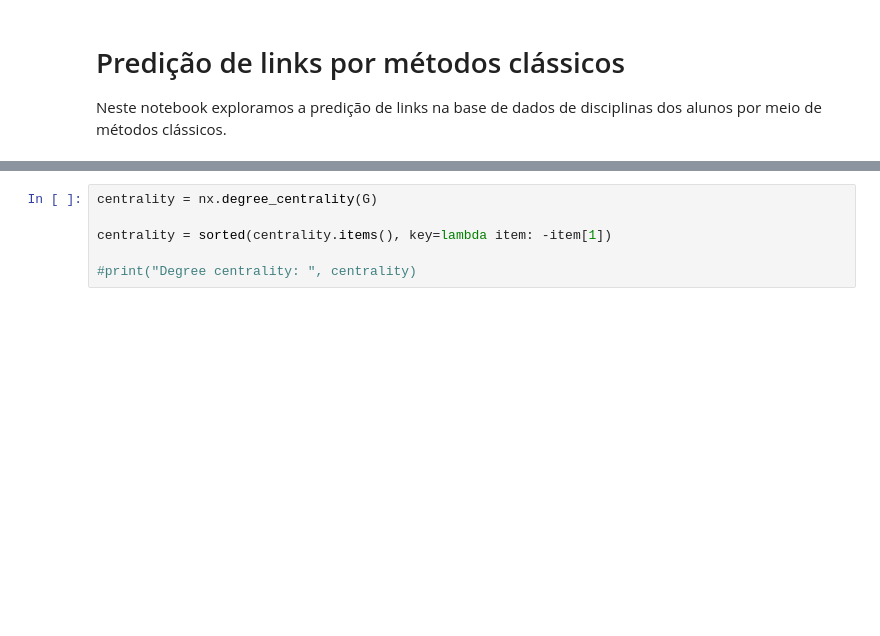
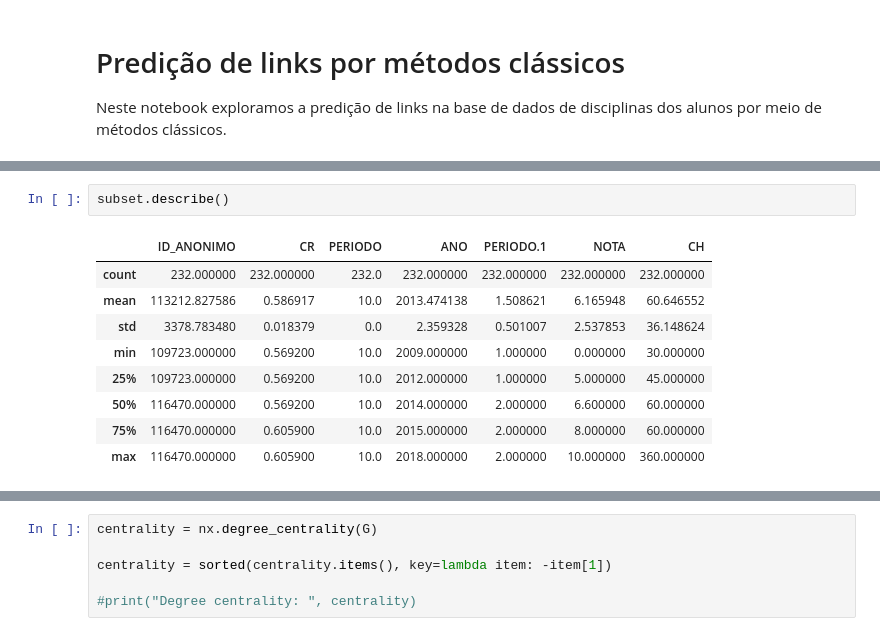
Before and after one commit to cesarvial/TCC_graphs_study, a Jupyter notebook: exploracao_dados/PredicaoDeLinks.ipynb, the cells around one changed output, grey strips where cells are left out. Saved outputs shown, nothing was run; the diff lists cells and outputs as text; blank space fills up the shorter version.

```diff
--- a/exploracao_dados/PredicaoDeLinks.ipynb
+++ b/exploracao_dados/PredicaoDeLinks.ipynb
@@ -63,0 +71,12 @@ for x in subset.values:
+# %%
+subset.describe()
+# %% [output]
+|  | ID_ANONIMO | CR | PERIODO | ANO | PERIODO.1 | NOTA | CH |
+| count | 232.000000 | 232.000000 | 232.0 | 232.000000 | 232.000000 | 232.000000 | 232.000000 |
+| mean | 113212.827586 | 0.586917 | 10.0 | 2013.474138 | 1.508621 | 6.165948 | 60.646552 |
+| std | 3378.783480 | 0.018379 | 0.0 | 2.359328 | 0.501007 | 2.537853 | 36.148624 |
+| min | 109723.000000 | 0.569200 | 10.0 | 2009.000000 | 1.000000 | 0.000000 | 30.000000 |
+| 25% | 109723.000000 | 0.569200 | 10.0 | 2012.000000 | 1.000000 | 5.000000 | 45.000000 |
+| 50% | 116470.000000 | 0.569200 | 10.0 | 2014.000000 | 2.000000 | 6.600000 | 60.000000 |
+| 75% | 116470.000000 | 0.605900 | 10.0 | 2015.000000 | 2.000000 | 8.000000 | 60.000000 |
+| max | 116470.000000 | 0.605900 | 10.0 | 2018.000000 | 2.000000 | 10.000000 | 360.000000 |
```
Also changed, not shown: parts of 9 cells of this notebook, 8 other files.
